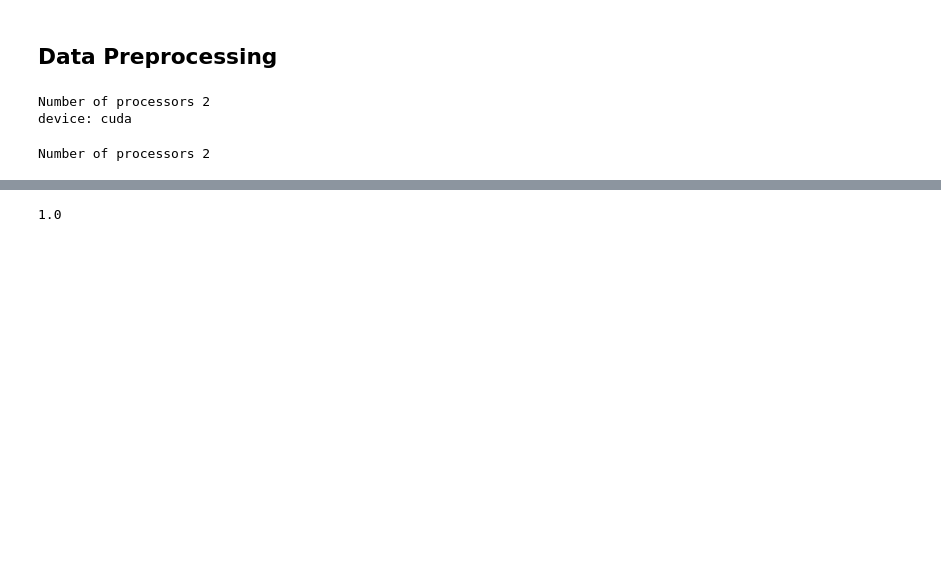
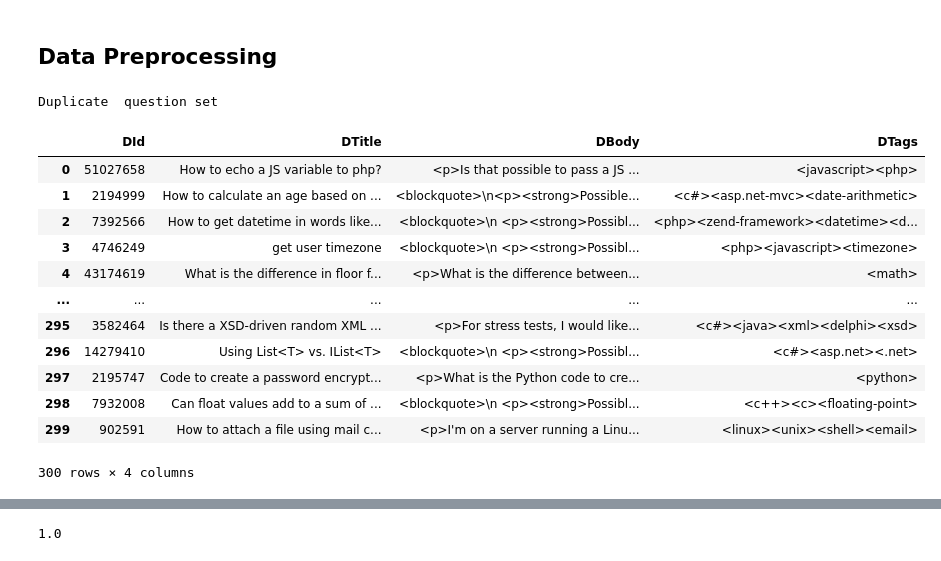
Before and after one commit to VIS-WA/Duplicate-Question-Detection-in-Stack-Overflow, a Jupyter notebook: Primary.ipynb, the cells around one changed output, grey strips where cells are left out. Cells and saved outputs as stored; diff of their text form; code cells hidden in the pictures; blank space fills up the shorter version.

```diff
--- a/Primary.ipynb
+++ b/Primary.ipynb
@@ -265,0 +239,3 @@ Index(['OId', 'CreationDate', 'OTitle', 'OBody', 'OTags', 'DId', 'DTitle',
+# %%
+df = pd.read_csv('Dataset.csv')
+df
@@ -266,16 +256,25 @@ Index(['OId', 'CreationDate', 'OTitle', 'OBody', 'OTags', 'DId', 'DTitle',
 # %% [markdown]
 ## Data Preprocessing
-# %%
-import multiprocessing as mp
-import torch
-print("Number of processors", mp.cpu_count())
-# On Google Colab: Go to "Runtime" > "Change runtime type" > Select "GPU"
-device = 'cuda' if torch.cuda.is_available() else 'cpu'
-print("device:", device)
-# %% [output]
-Number of processors 2
-device: cuda
-# %%
-print("Number of processors", mp.cpu_count())
-# %% [output]
-Number of processors 2
+# %%
+N1 = len(df)
+N2 = 300
+# duplicate questions for training (with sorting)
+Q2 = df[['OId','OTitle','OBody','OTags']].loc[0:N1-1].copy() # original qns
+Q1 = df[['DId','DTitle','DBody','DTags']].loc[0:N2-1].copy() # doop qns
+print("Duplicate  question set")
+Q1
+# %% [output]
+Duplicate  question set
+|  | DId | DTitle | DBody | DTags |
+| 0 | 51027658 | How to echo a JS variable to php? | <p>Is that possible to pass a JS ... | <javascript><php> |
+| 1 | 2194999 | How to calculate an age based on ... | <blockquote>\n<p><strong>Possible... | <c#><asp.net-mvc><date-arithmetic> |
+| 2 | 7392566 | How to get datetime in words like... | <blockquote>\n <p><strong>Possibl... | <php><zend-framework><datetime><d... |
+| 3 | 4746249 | get user timezone | <blockquote>\n <p><strong>Possibl... | <php><javascript><timezone> |
+| 4 | 43174619 | What is the difference in floor f... | <p>What is the difference between... | <math> |
+| ... | ... | ... | ... | ... |
+| 295 | 3582464 | Is there a XSD-driven random XML ... | <p>For stress tests, I would like... | <c#><java><xml><delphi><xsd> |
+| 296 | 14279410 | Using List<T> vs. IList<T> | <blockquote>\n <p><strong>Possibl... | <c#><asp.net><.net> |
+| 297 | 2195747 | Code to create a password encrypt... | <p>What is the Python code to cre... | <python> |
+| 298 | 7932008 | Can float values add to a sum of ... | <blockquote>\n <p><strong>Possibl... | <c++><c><floating-point> |
+| 299 | 902591 | How to attach a file using mail c... | <p>I'm on a server running a Linu... | <linux><unix><shell><email> |
+300 rows × 4 columns
```
Also changed, not shown: parts of 11 cells of this notebook.
